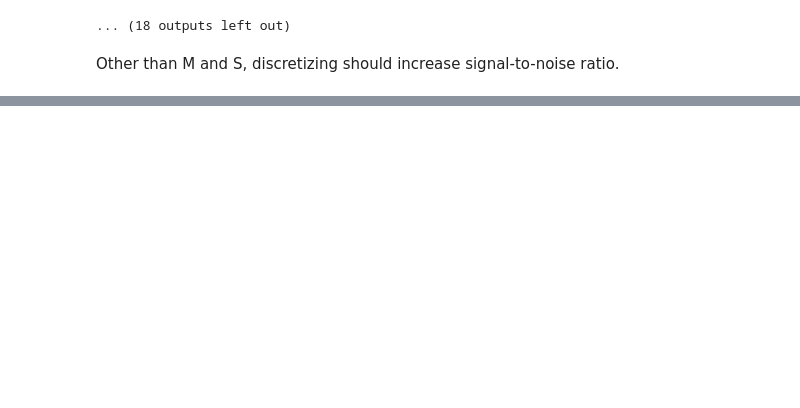
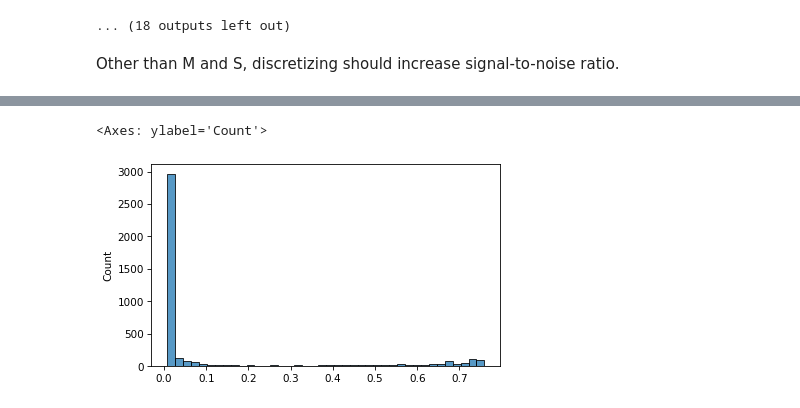
Before and after one commit to YigitAsik/ecom-data, a Jupyter notebook: order-cancellation_preds.ipynb, the cells around one changed output, grey strips where cells are left out. Saved outputs shown, nothing was run; the diff lists cells and outputs as text; code cells hidden in the pictures; blank space fills up the shorter version.

Commit message:
Stacked Classifier, only invoice-level

```diff
--- a/order-cancellation_preds.ipynb
+++ b/order-cancellation_preds.ipynb
@@ -724,0 +523,18 @@ PR_AUC: 0.769
+# %%
+def weighted_log_loss(y_true, y_pred_proba, **kwargs):
+    class_counts = np.bincount(y_true)
+    weights = np.zeros_like(y_true, dtype=float)
+    for c in np.unique(y_true):
+        weights[y_true == c] = 1.0 / class_counts[c]
+
+    return log_loss(y_true, y_pred_proba, sample_weight=weights)
+
+wll = make_scorer(weighted_log_loss, needs_proba=True, greater_is_better=False)
+# %%
+models = [
+    DecisionTreeClassifier(random_state=0),
+    AdaBoostClassifier(random_state=0),
+    RandomForestClassifier(random_state=0),
+    LGBMClassifier(objective='binary', random_state=0),
+    XGBClassifier(seed=0, objective='binary:logistic', tree_method='hist', enable_categorical=True, use_label_encoder=False),
+]
@@ -724,0 +641,2 @@ PR_AUC: 0.769
+# %%
+model_dict, fin_clf = ml_tries(models)
@@ -724,0 +666,7 @@ PR_AUC: 0.769
+# %%
+stacked_pred_probas = fin_clf.predict_proba(X_test)[:, 1]
+# %%
+sns.histplot(stacked_pred_probas, bins=40)
+# %% [output]
+<Axes: ylabel='Count'>
+[figure, added]
```
Also changed, not shown: parts of 38 cells of this notebook.
